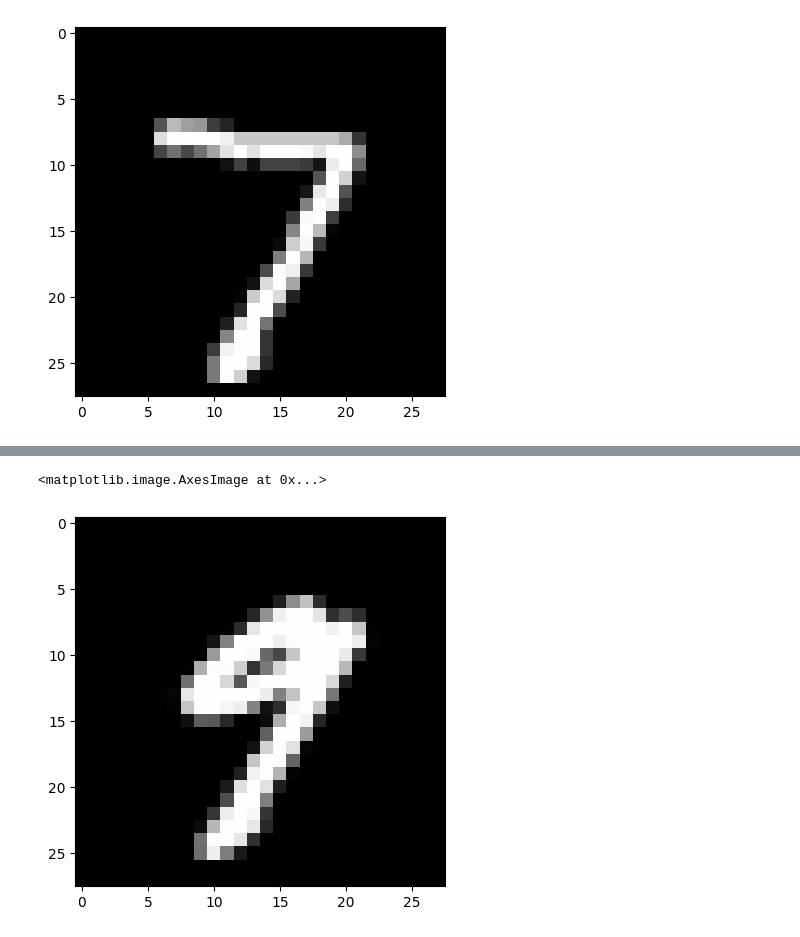
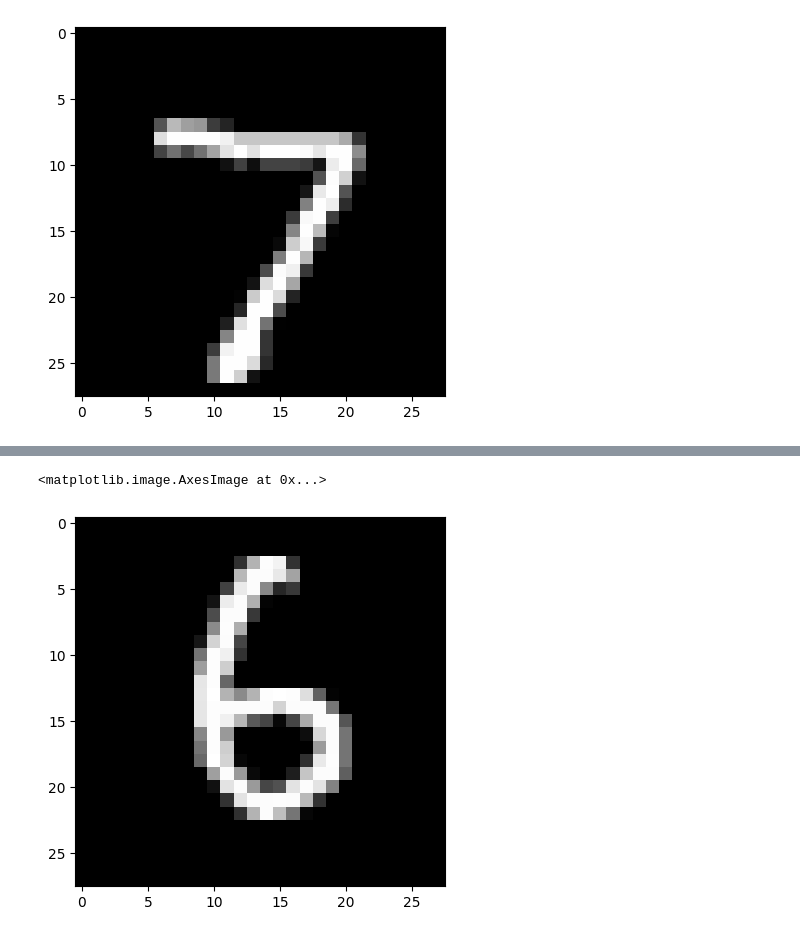
Before and after one commit to tombrooks248/digit_recogniser, a Jupyter notebook: notebooks/Digit_recogniser_precproc_train.ipynb, the cells around one changed output, grey strips where cells are left out. Saved outputs shown, nothing was run; the diff lists cells and outputs as text; code cells hidden in the pictures.

```diff
--- a/notebooks/Digit_recogniser_precproc_train.ipynb
+++ b/notebooks/Digit_recogniser_precproc_train.ipynb
@@ -145,8 +243,8 @@ array([[2.9241070e-08, 2.7608221e-06, 3.5858267e-09, 5.0893459e-06,
 # %%
-plt.imshow(df_test[20], cmap = "gray")
+plt.imshow(df_test[21], cmap = "gray")
 # %% [output]
 <matplotlib.image.AxesImage at 0x...>
-[figure, old version]
+[figure, new version]
 # %%
 def predict_arr_to_int(array):
     digit = "unknown"
```
Also changed, not shown: parts of 26 cells of this notebook, 4 other files.
